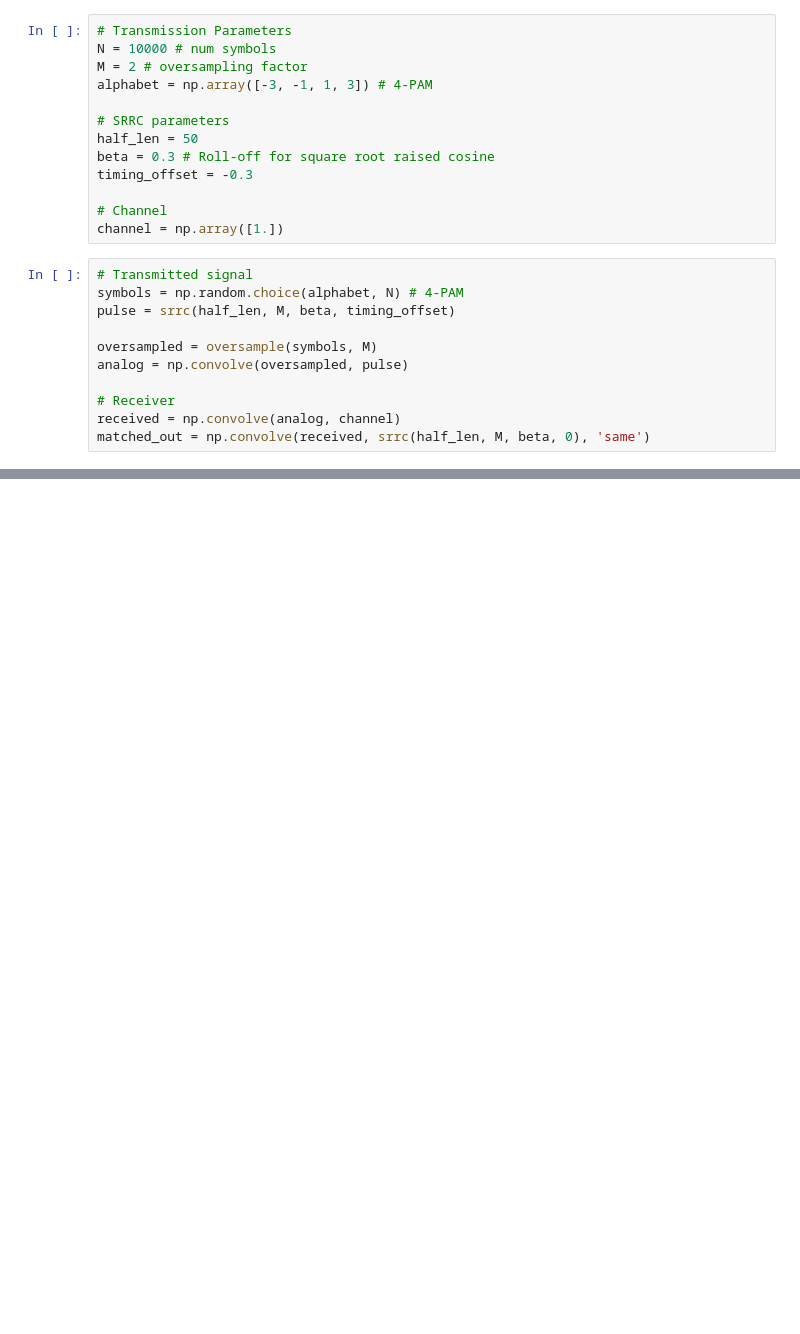
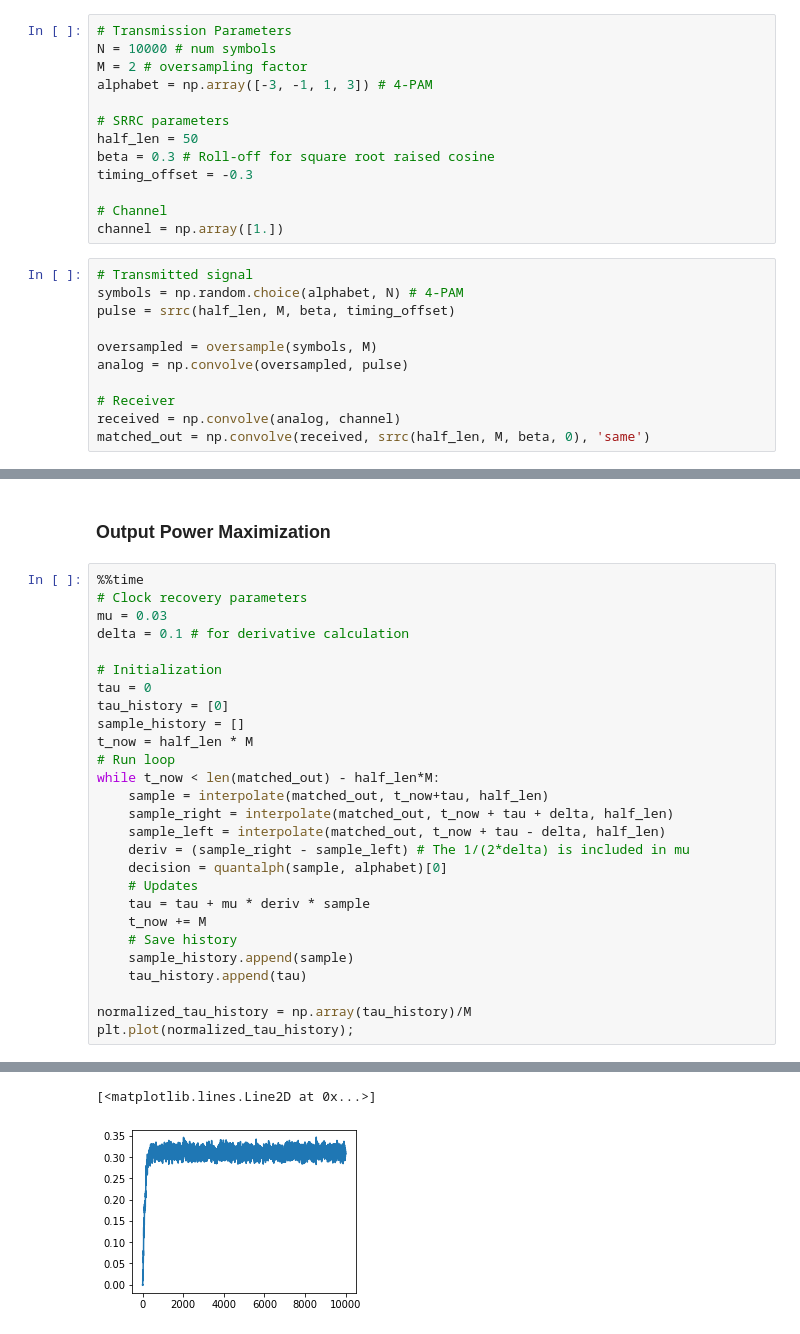
Before and after one commit to mohantyk/srd, a Jupyter notebook: Chap12-Timing_Recovery.ipynb, the cells around one changed output, grey strips where cells are left out. Cells and saved outputs as stored; diff of their text form; blank space fills up the shorter version.

Commit message:
Maximize output power to do timing recovery

```diff
--- a/Chap12-Timing_Recovery.ipynb
+++ b/Chap12-Timing_Recovery.ipynb
@@ -86,0 +89,30 @@ plt.plot(sample_history, '.');
+# %% [markdown]
+### Output Power Maximization
+# %%
+%%time
+# Clock recovery parameters
+mu = 0.03
+delta = 0.1 # for derivative calculation
+
+# Initialization
+tau = 0
+tau_history = [0]
+sample_history = []
+t_now = half_len * M
+# Run loop
+while t_now < len(matched_out) - half_len*M:
+    sample = interpolate(matched_out, t_now+tau, half_len)
+    sample_right = interpolate(matched_out, t_now + tau + delta, half_len)
+    sample_left = interpolate(matched_out, t_now + tau - delta, half_len)
+    deriv = (sample_right - sample_left) # The 1/(2*delta) is included in mu
+    decision = quantalph(sample, alphabet)[0]
+    # Updates
+    tau = tau + mu * deriv * sample
+    t_now += M
+    # Save history
+    sample_history.append(sample)
+    tau_history.append(tau)
+
+normalized_tau_history = np.array(tau_history)/M
+plt.plot(normalized_tau_history);
+# %% [output]
@@ -86,0 +121,2 @@ plt.plot(sample_history, '.');
+[<matplotlib.lines.Line2D at 0x...>]
+[figure, added]
```
Also changed, not shown: parts of 13 cells of this notebook.
